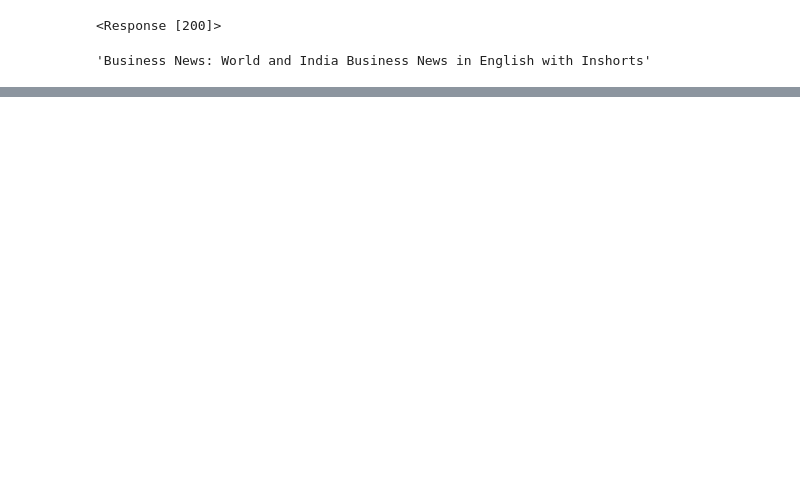
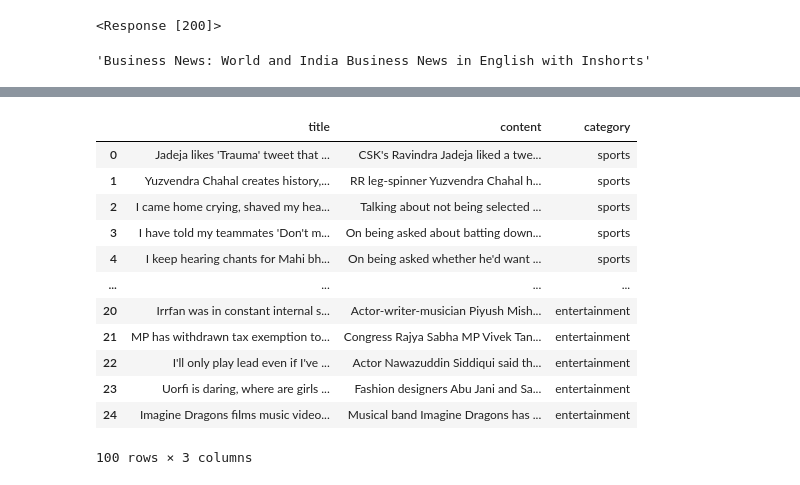
Before and after one commit to caroline-miller0921/natural-language-processing-exercises, a Jupyter notebook: acquire_news_articles.ipynb, the cells around one changed output, grey strips where cells are left out. Saved outputs shown, nothing was run; the diff lists cells and outputs as text; code cells hidden in the pictures; blank space fills up the shorter version.

```diff
--- a/acquire_news_articles.ipynb
+++ b/acquire_news_articles.ipynb
@@ -216 +213,24 @@ inshorts_list
    'category': 'entertainment'}]]
+# %%
+sports_df = na.get_sports_df()
+business_df = na.get_business_df()
+entertainment_df = na.get_entertainment_df()
+technology_df = na.get_technology_df()
+# %%
+df = pd.concat([sports_df, business_df, technology_df, entertainment_df], axis = 0)
+# %%
+df
+# %% [output]
+|  | title | content | category |
+| 0 | Jadeja likes 'Trauma' tweet that ... | CSK's Ravindra Jadeja liked a twe... | sports |
+| 1 | Yuzvendra Chahal creates history,... | RR leg-spinner Yuzvendra Chahal h... | sports |
+| 2 | I came home crying, shaved my hea... | Talking about not being selected ... | sports |
+| 3 | I have told my teammates 'Don't m... | On being asked about batting down... | sports |
+| 4 | I keep hearing chants for Mahi bh... | On being asked whether he'd want ... | sports |
+| ... | ... | ... | ... |
+| 20 | Irrfan was in constant internal s... | Actor-writer-musician Piyush Mish... | entertainment |
+| 21 | MP has withdrawn tax exemption to... | Congress Rajya Sabha MP Vivek Tan... | entertainment |
+| 22 | I'll only play lead even if I've ... | Actor Nawazuddin Siddiqui said th... | entertainment |
+| 23 | Uorfi is daring, where are girls ... | Fashion designers Abu Jani and Sa... | entertainment |
+| 24 | Imagine Dragons films music video... | Musical band Imagine Dragons has ... | entertainment |
+100 rows × 3 columns
```
Also changed, not shown: parts of 11 cells of this notebook, 6 other files.
